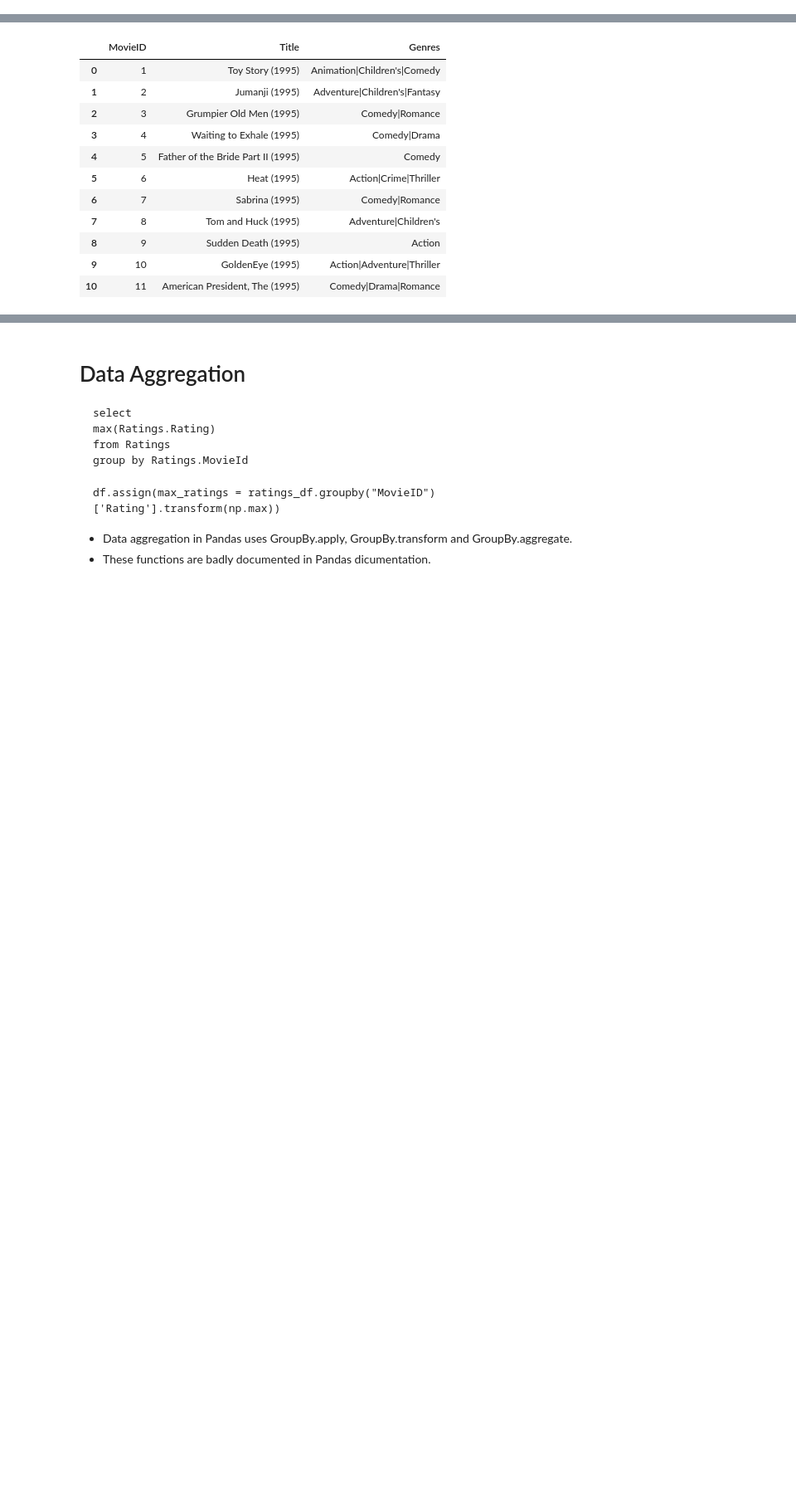
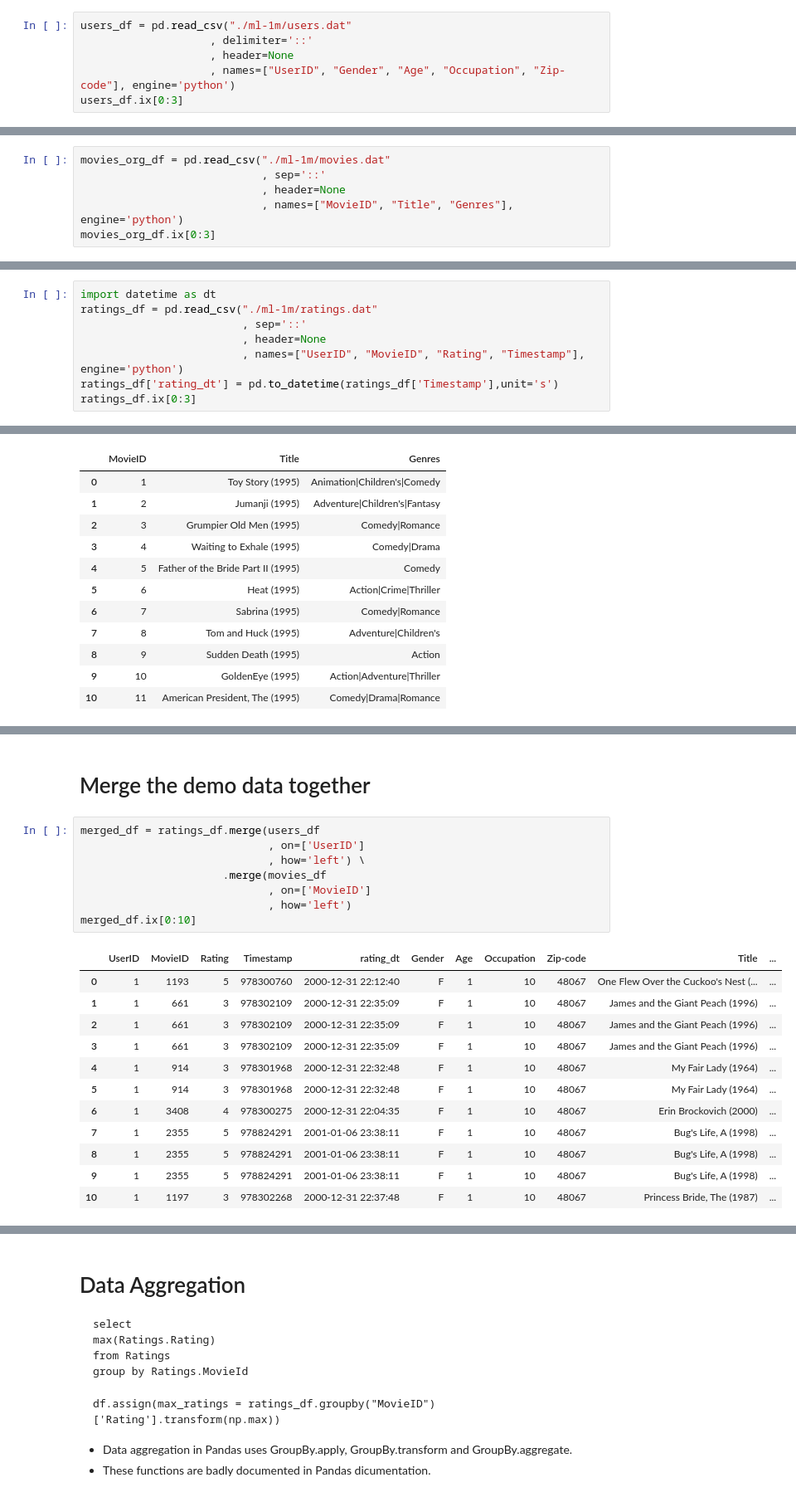
Before and after one commit to xingularity/PyCon-Taiwan-2017, a Jupyter notebook: Talk Slides.ipynb, the cells around one changed output, grey strips where cells are left out. Shown at 83% size. Saved outputs shown, nothing was run; the diff lists cells and outputs as text; blank space fills up the shorter version.

```diff
--- a/Talk Slides.ipynb
+++ b/Talk Slides.ipynb
@@ -172,0 +83,6 @@ pd.DataFrame(np_array, columns=['Column_A', 'Column_B'])
+# %%
+users_df = pd.read_csv("./ml-1m/users.dat"
+                    , delimiter='::'
+                    , header=None
+                    , names=["UserID", "Gender", "Age", "Occupation", "Zip-code"], engine='python')
+users_df.ix[0:3]
@@ -172,0 +95,6 @@ pd.DataFrame(np_array, columns=['Column_A', 'Column_B'])
+# %%
+movies_org_df = pd.read_csv("./ml-1m/movies.dat"
+                            , sep='::'
+                            , header=None
+                            , names=["MovieID", "Title", "Genres"], engine='python')
+movies_org_df.ix[0:3]
@@ -172,0 +107,8 @@ pd.DataFrame(np_array, columns=['Column_A', 'Column_B'])
+# %%
+import datetime as dt
+ratings_df = pd.read_csv("./ml-1m/ratings.dat"
+                         , sep='::'
+                         , header=None
+                         , names=["UserID", "MovieID", "Rating", "Timestamp"], engine='python')
+ratings_df['rating_dt'] = pd.to_datetime(ratings_df['Timestamp'],unit='s')
+ratings_df.ix[0:3]
@@ -234,2 +245,25 @@ movies_df[movies_df.Title.str.contains('^Old.*')]
+# %% [markdown]
+# Merge the demo data together
+# %%
+merged_df = ratings_df.merge(users_df
+                             , on=['UserID']
+                             , how='left') \
+                      .merge(movies_df
+                             , on=['MovieID']
+                             , how='left')
+merged_df.ix[0:10]
+# %% [output]
+|  | UserID | MovieID | Rating | Timestamp | rating_dt | Gender | Age | Occupation | Zip-code | Title | ... |
+| 0 | 1 | 1193 | 5 | 978300760 | 2000-12-31 22:12:40 | F | 1 | 10 | 48067 | One Flew Over the Cuckoo's Nest (... | ... |
+| 1 | 1 | 661 | 3 | 978302109 | 2000-12-31 22:35:09 | F | 1 | 10 | 48067 | James and the Giant Peach (1996) | ... |
+| 2 | 1 | 661 | 3 | 978302109 | 2000-12-31 22:35:09 | F | 1 | 10 | 48067 | James and the Giant Peach (1996) | ... |
+| 3 | 1 | 661 | 3 | 978302109 | 2000-12-31 22:35:09 | F | 1 | 10 | 48067 | James and the Giant Peach (1996) | ... |
+| 4 | 1 | 914 | 3 | 978301968 | 2000-12-31 22:32:48 | F | 1 | 10 | 48067 | My Fair Lady (1964) | ... |
+| 5 | 1 | 914 | 3 | 978301968 | 2000-12-31 22:32:48 | F | 1 | 10 | 48067 | My Fair Lady (1964) | ... |
+| 6 | 1 | 3408 | 4 | 978300275 | 2000-12-31 22:04:35 | F | 1 | 10 | 48067 | Erin Brockovich (2000) | ... |
+| 7 | 1 | 2355 | 5 | 978824291 | 2001-01-06 23:38:11 | F | 1 | 10 | 48067 | Bug's Life, A (1998) | ... |
+| 8 | 1 | 2355 | 5 | 978824291 | 2001-01-06 23:38:11 | F | 1 | 10 | 48067 | Bug's Life, A (1998) | ... |
+| 9 | 1 | 2355 | 5 | 978824291 | 2001-01-06 23:38:11 | F | 1 | 10 | 48067 | Bug's Life, A (1998) | ... |
+| 10 | 1 | 1197 | 3 | 978302268 | 2000-12-31 22:37:48 | F | 1 | 10 | 48067 | Princess Bride, The (1987) | ... |
 # %% [markdown]
 # Split - Apply - Combine Strategy
```
Also changed, not shown: parts of 41 cells of this notebook.
